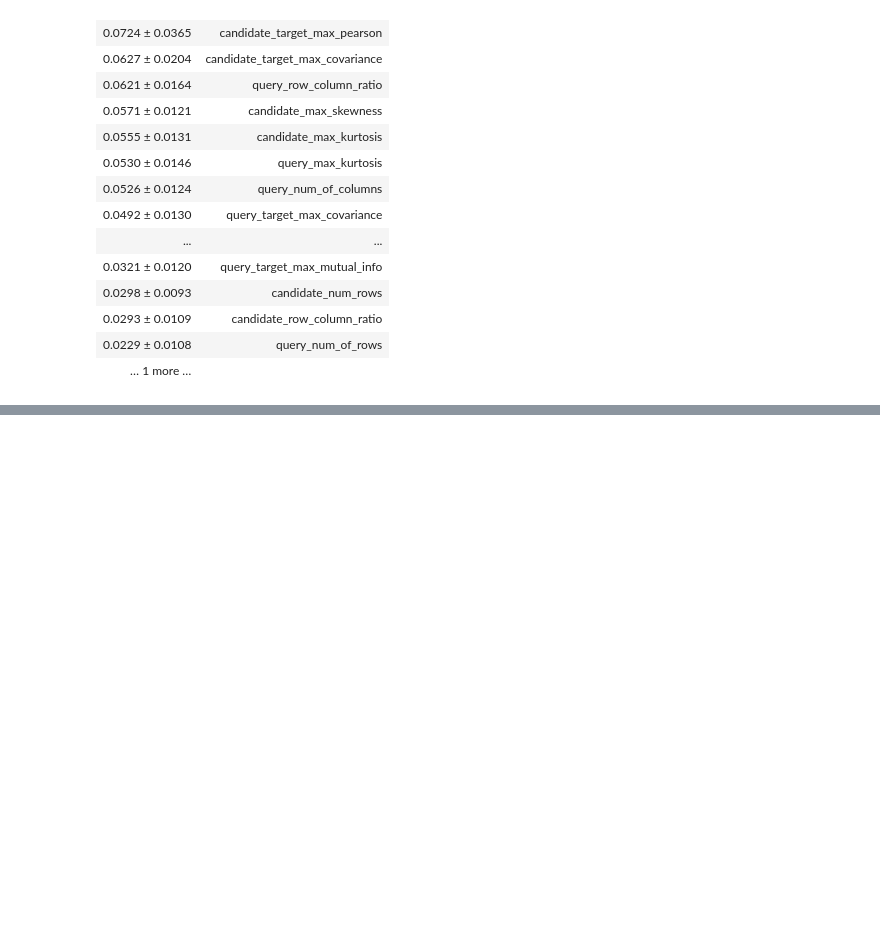
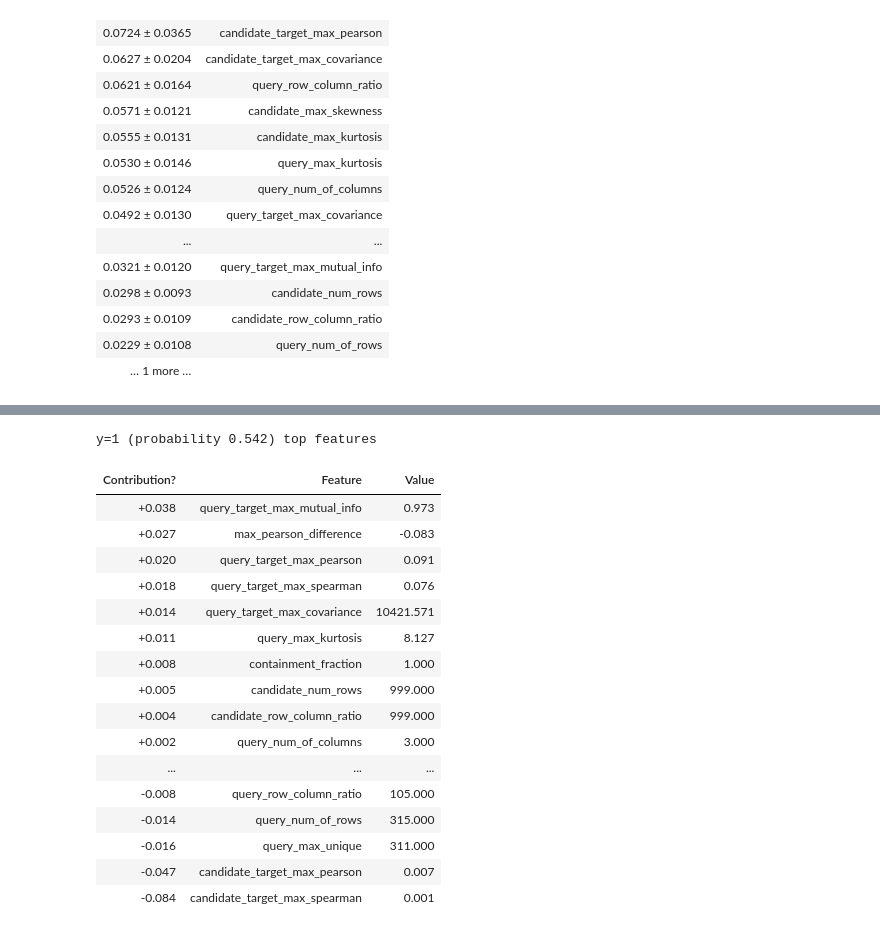
Before and after one commit to VIDA-NYU/prida, a Jupyter notebook: improvement-prediction/classification/local_explanations_for_college_use_case.ipynb, the cells around one changed output, grey strips where cells are left out. Drawn from its saved outputs; the diff is of its cells as text; code cells hidden in the pictures; blank space fills up the shorter version.

```diff
--- a/improvement-prediction/classification/local_explanations_for_college_use_case.ipynb
+++ b/improvement-prediction/classification/local_explanations_for_college_use_case.ipynb
@@ -274,0 +327,23 @@ true_negative = synth_test.loc[(synth_test['class'] == -1) & (synth_test['pred']
+# %%
+eli5.show_prediction(rf, sample_tp.iloc[0][FEATURES],
+                     feature_names=FEATURES,
+                     show_feature_values=True, feature_filter=no_bias)
+# %% [output]
+y=1 (probability 0.542) top features
+| Contribution? | Feature | Value |
+| +0.038 | query_target_max_mutual_info | 0.973 |
+| +0.027 | max_pearson_difference | -0.083 |
+| +0.020 | query_target_max_pearson | 0.091 |
+| +0.018 | query_target_max_spearman | 0.076 |
+| +0.014 | query_target_max_covariance | 10421.571 |
+| +0.011 | query_max_kurtosis | 8.127 |
+| +0.008 | containment_fraction | 1.000 |
+| +0.005 | candidate_num_rows | 999.000 |
+| +0.004 | candidate_row_column_ratio | 999.000 |
+| +0.002 | query_num_of_columns | 3.000 |
+| ... | ... | ... |
+| -0.008 | query_row_column_ratio | 105.000 |
+| -0.014 | query_num_of_rows | 315.000 |
+| -0.016 | query_max_unique | 311.000 |
+| -0.047 | candidate_target_max_pearson | 0.007 |
+| -0.084 | candidate_target_max_spearman | 0.001 |
```
Also changed, not shown: parts of 11 cells of this notebook.
